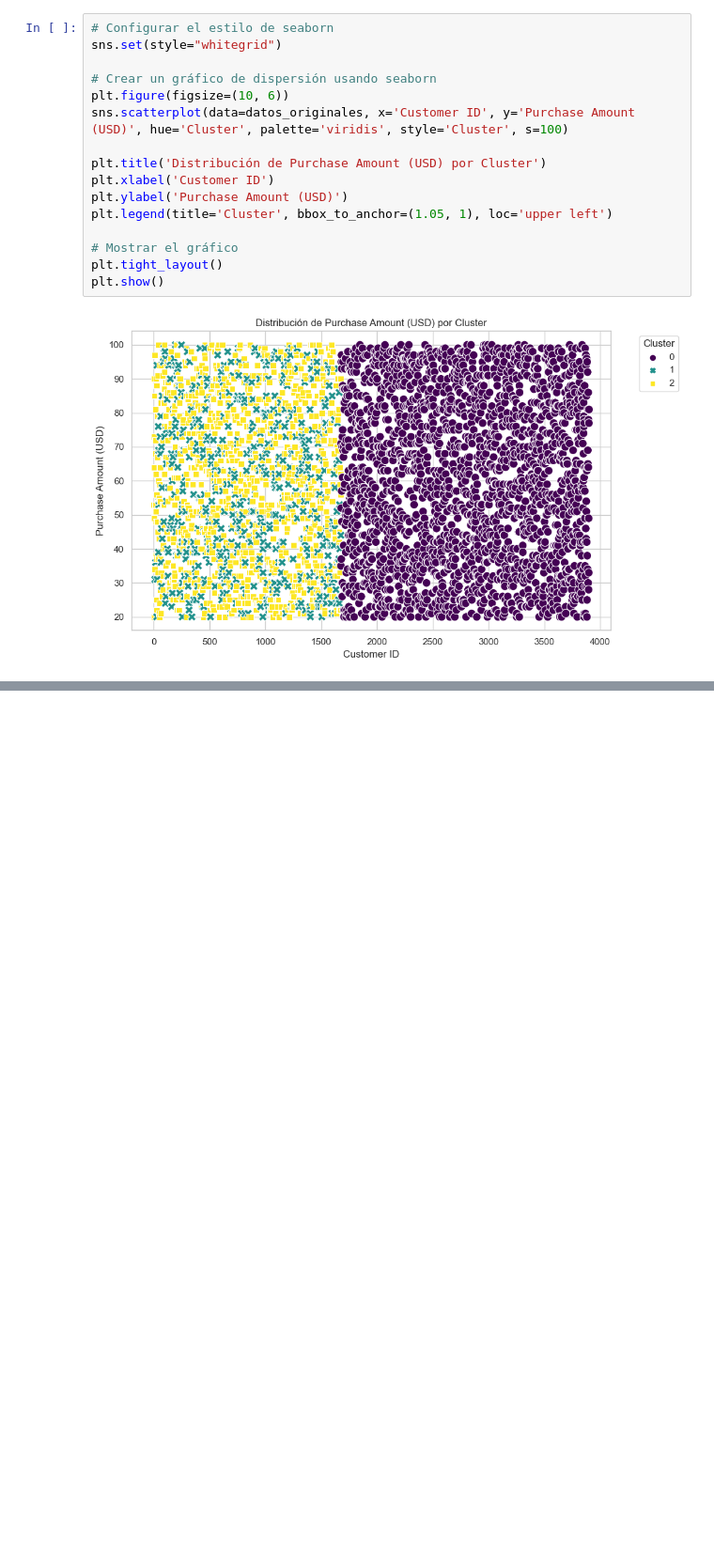
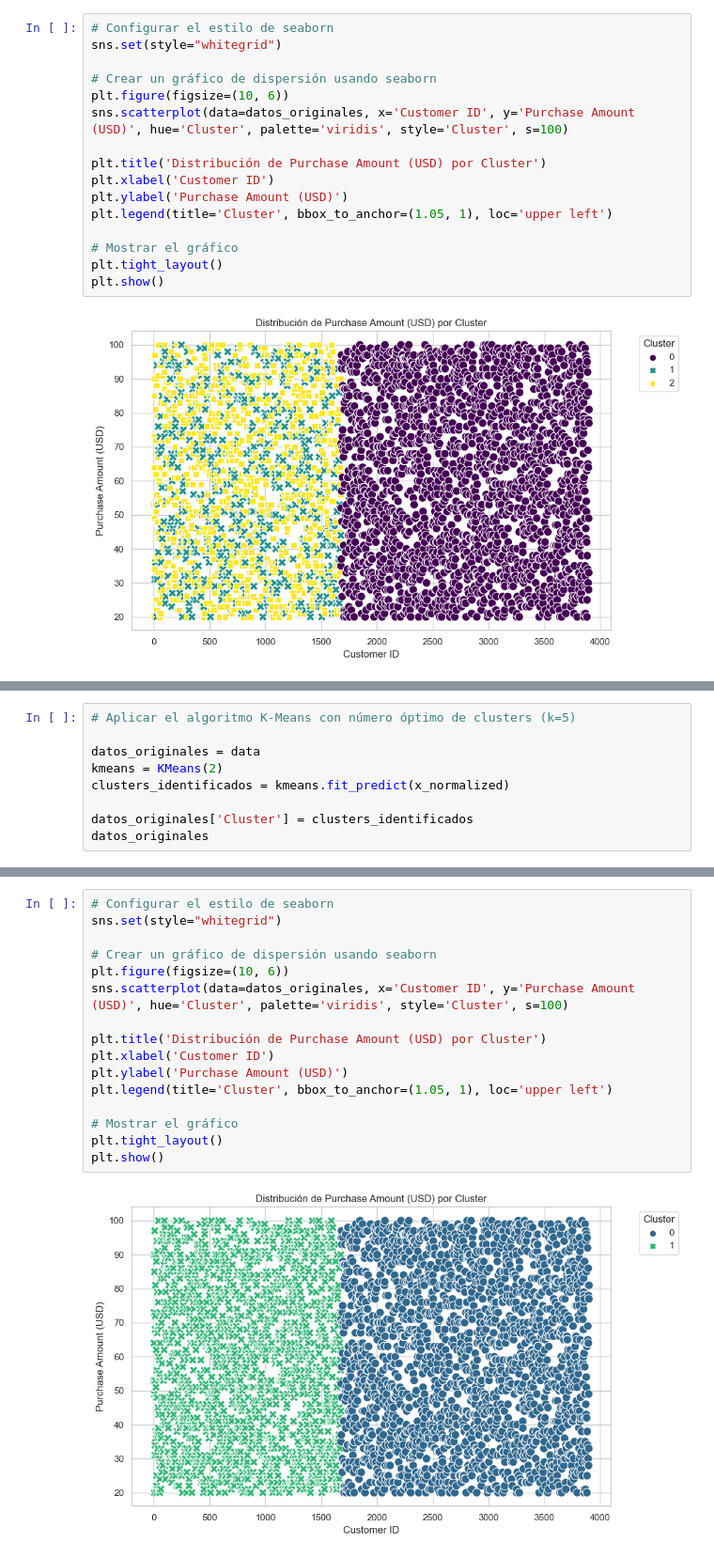
Before and after one commit to Aq202/ht4_mineria_uvg, a Jupyter notebook: ht4_pablo.ipynb, the cells around one changed output, grey strips where cells are left out. Shown at 94% size. Drawn from its saved outputs; the diff is of its cells as text; blank space fills up the shorter version.

```diff
--- a/ht4_pablo.ipynb
+++ b/ht4_pablo.ipynb
@@ -426,0 +481,9 @@ plt.show()
+# %%
+# Aplicar el algoritmo K-Means con número óptimo de clusters (k=5)
+
+datos_originales = data
+kmeans = KMeans(2)
+clusters_identificados = kmeans.fit_predict(x_normalized)
+
+datos_originales['Cluster'] = clusters_identificados
+datos_originales
@@ -426,0 +504,18 @@ plt.show()
+# %%
+# Configurar el estilo de seaborn
+sns.set(style="whitegrid")
+
+# Crear un gráfico de dispersión usando seaborn
+plt.figure(figsize=(10, 6))
+sns.scatterplot(data=datos_originales, x='Customer ID', y='Purchase Amount (USD)', hue='Cluster', palette='viridis', style='Cluster', s=100)
+
+plt.title('Distribución de Purchase Amount (USD) por Cluster')
+plt.xlabel('Customer ID')
+plt.ylabel('Purchase Amount (USD)')
+plt.legend(title='Cluster', bbox_to_anchor=(1.05, 1), loc='upper left')
+
+# Mostrar el gráfico
+plt.tight_layout()
+plt.show()
+# %% [output]
+[figure, added]
```
Also changed, not shown: parts of 19 cells of this notebook.
